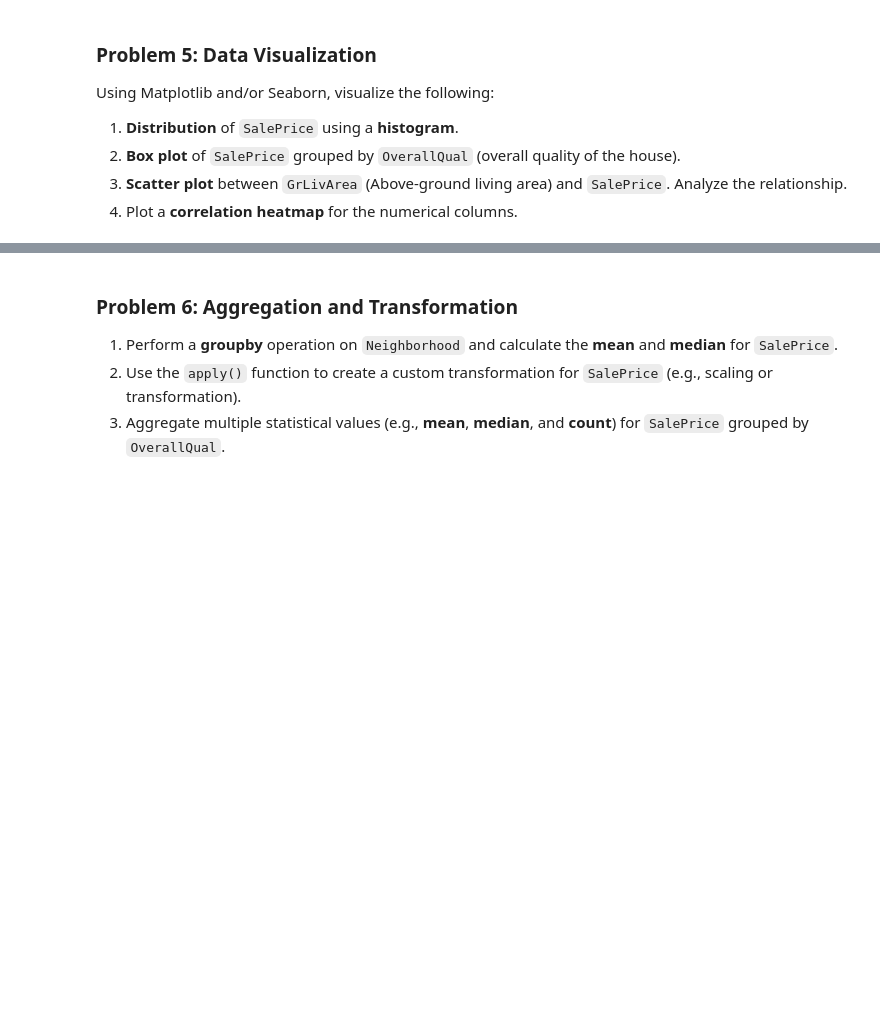
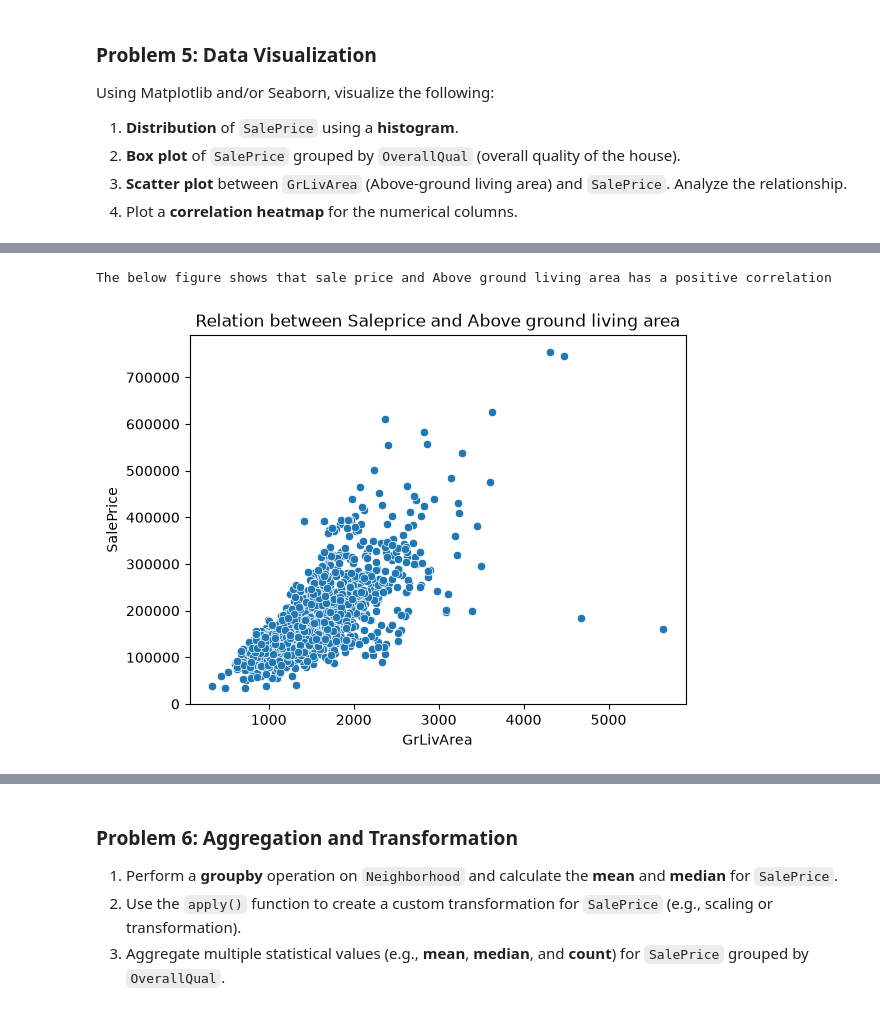
Before and after one commit to prof-screw/DSML, a Jupyter notebook: Week07/Assignment07.ipynb, the cells around one changed output, grey strips where cells are left out. Cells and saved outputs as stored; diff of their text form; code cells hidden in the pictures; blank space fills up the shorter version.

```diff
--- a/Week07/Assignment07.ipynb
+++ b/Week07/Assignment07.ipynb
@@ -512,0 +529,8 @@ Using Matplotlib and/or Seaborn, visualize the following:
+# %%
+sns.scatterplot(data=housing_df, x= 'GrLivArea', y= 'SalePrice')
+plt.title("Relation between Saleprice and Above ground living area")
+
+print("The below figure shows that sale price and Above ground living area has a positive correlation ")
+# %% [output]
+The below figure shows that sale price and Above ground living area has a positive correlation
+[figure, added]
```
Also changed, not shown: parts of 3 cells of this notebook.
